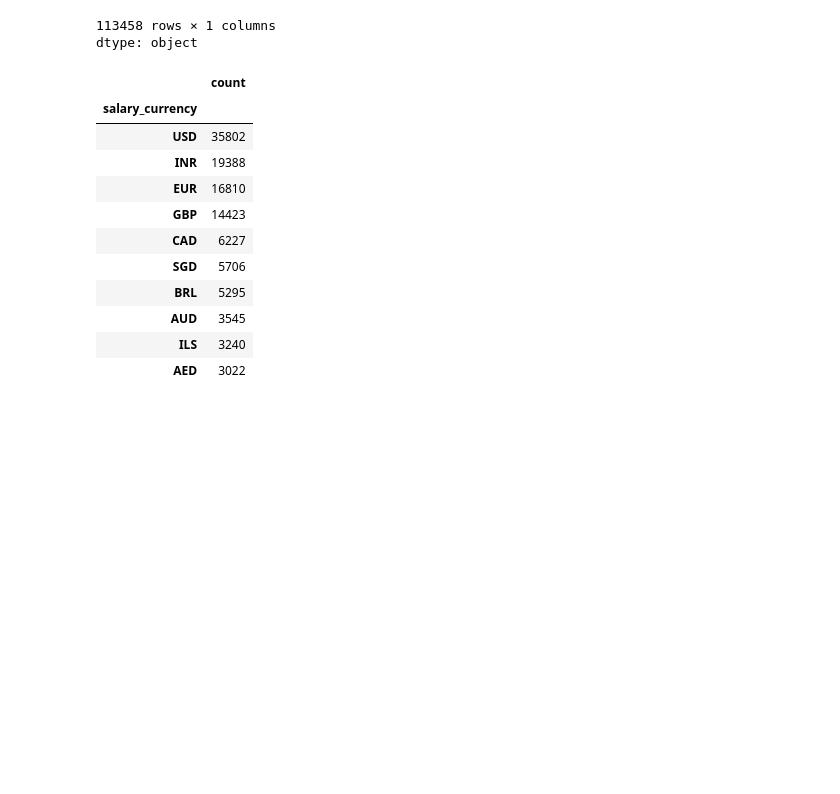
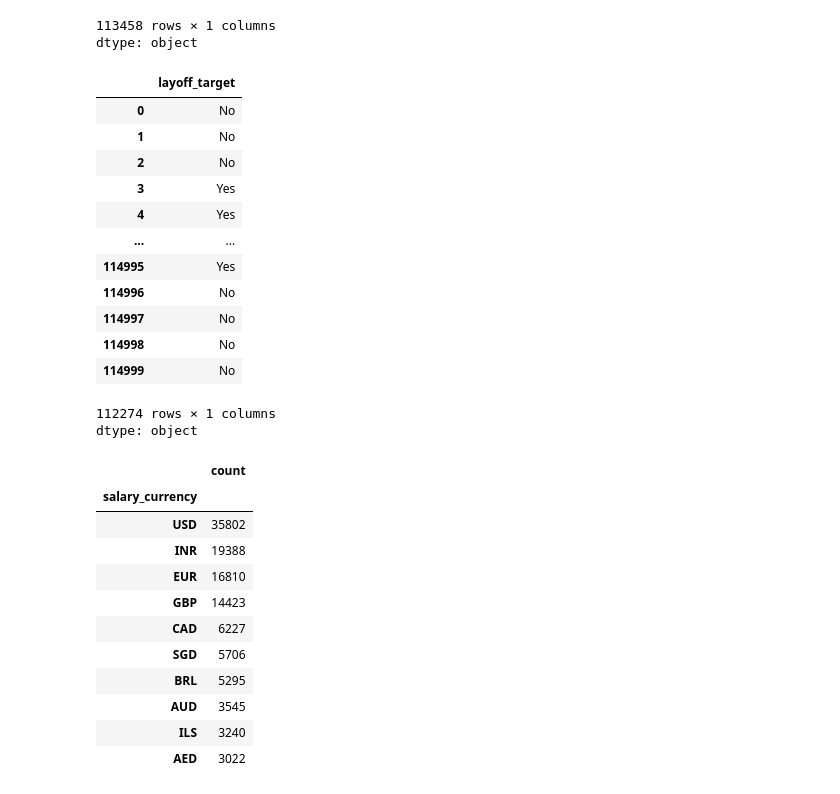
Before and after one commit to Aditya127812/Aditya_sagar_probation_task-02, a Jupyter notebook: progress.ipynb, the cells around one changed output. Drawn from its saved outputs; the diff is of its cells as text; code cells hidden in the pictures; blank space fills up the shorter version.

```diff
--- a/progress.ipynb
+++ b/progress.ipynb
@@ -153,6 +153,34 @@ data['job_location_city']
 | 114999 | Amsterdam |
 113458 rows × 1 columns
 dtype: object
+# %%
+data["layoff_target"] = data["layoff_within_12_months_flag"].replace({
+    "N": "No",
+    "No": "No",
+    "False": "No",
+    "0": "No",
+    "Y": "Yes",
+    "Yes": "Yes",
+    "True": "Yes",
+    "1": "Yes"
+})
+# %%
+data["layoff_target"]
+# %% [output]
+|  | layoff_target |
+| 0 | No |
+| 1 | No |
+| 2 | No |
+| 3 | Yes |
+| 4 | Yes |
+| ... | ... |
+| 114995 | Yes |
+| 114996 | No |
+| 114997 | No |
+| 114998 | No |
+| 114999 | No |
+112274 rows × 1 columns
+dtype: object
 # %%
 data['salary_currency'].value_counts().sort_values(ascending=False).head(10)
 # %% [output]
```
